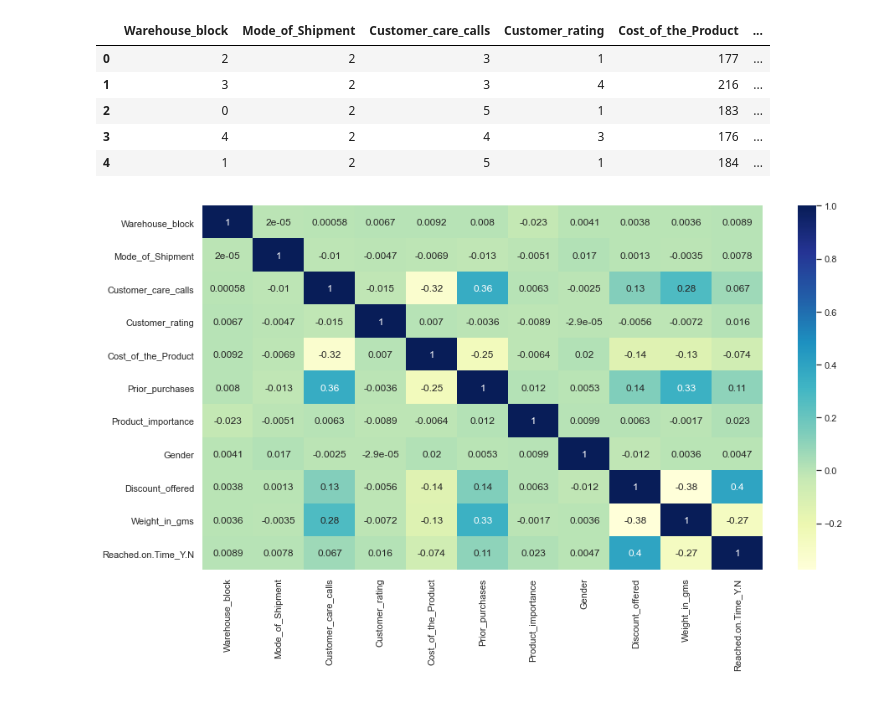
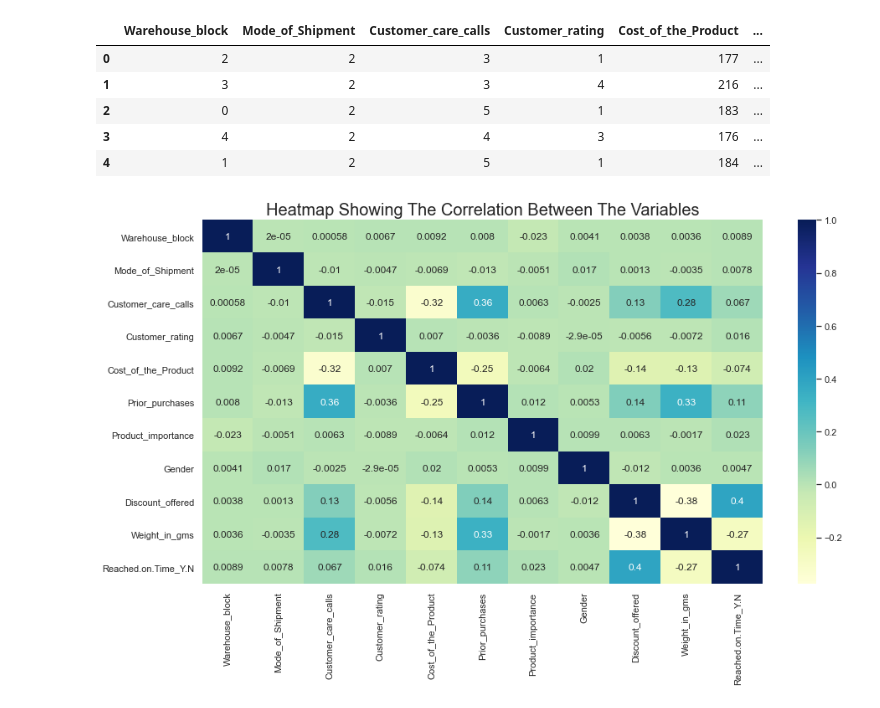
Before and after one commit to chineidu/Assignments, a Jupyter notebook: Task_wk4.ipynb, the cells around one changed output. Cells and saved outputs as stored; diff of their text form; code cells hidden in the pictures.

```diff
--- a/Task_wk4.ipynb
+++ b/Task_wk4.ipynb
@@ -450,8 +450,10 @@ dframe2.head()
 # %%
 plt.figure(figsize=(15, 8))
 
 data = dframe2.corr()
 sns.heatmap(data=data, annot=True, cmap='YlGnBu')
+plt.title("Heatmap Showing The Correlation Between The Variables", fontsize=20)
+
 plt.show()
 # %% [output]
-[figure, old version]
+[figure, new version]
```
Also changed, not shown: parts of 1 cell of this notebook, 1 other file.
